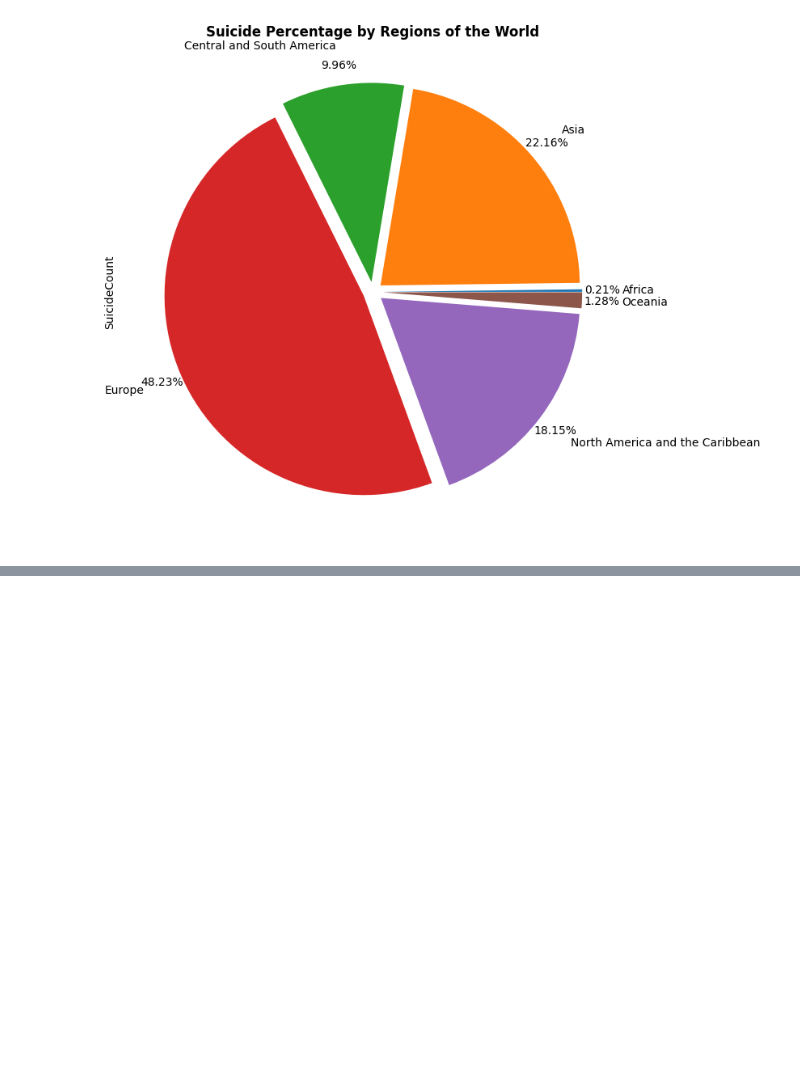
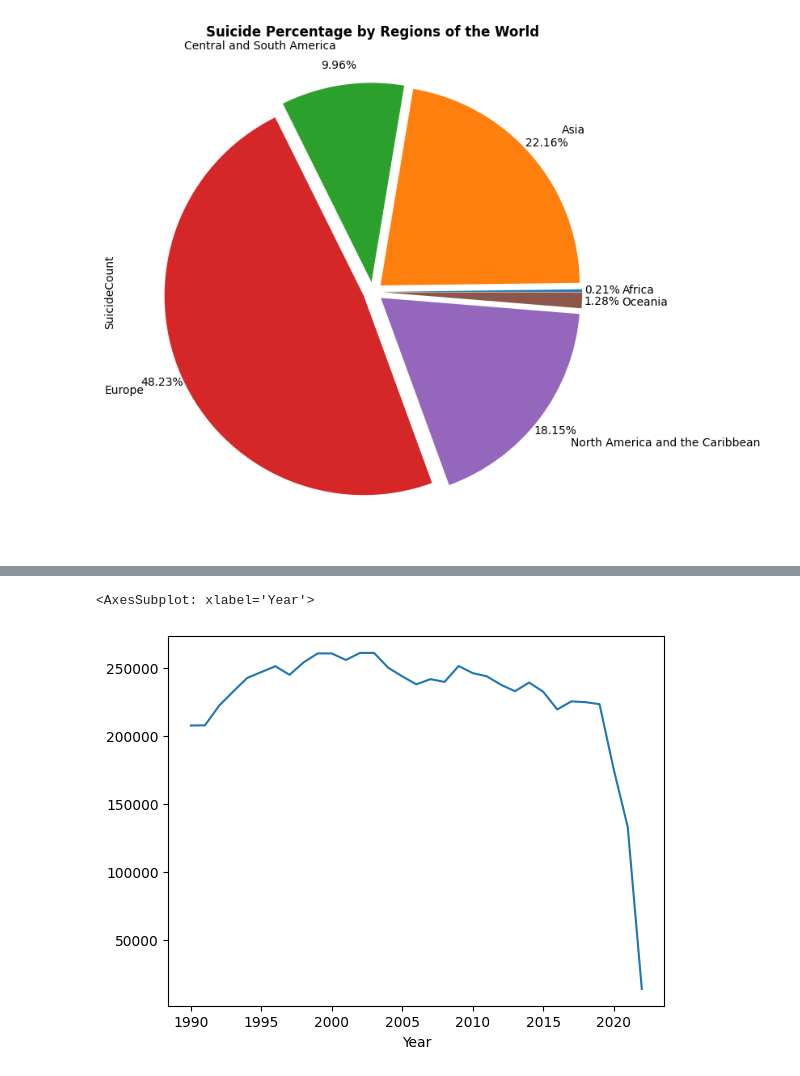
Before and after one commit to rahulkfernandes/Suicide-Rates-and-Socioeconomic-Factors-Analysis, a Jupyter notebook: eda.ipynb, the cells around one changed output, grey strips where cells are left out. Saved outputs shown, nothing was run; the diff lists cells and outputs as text; code cells hidden in the pictures; blank space fills up the shorter version.

Commit message:
by year analysis

```diff
--- a/eda.ipynb
+++ b/eda.ipynb
@@ -101,0 +132,6 @@ plt.show()
+# %%
+by_year = data.groupby(['Year']).sum(numeric_only=True)['SuicideCount']
+by_year.plot(kind='line')
+# %% [output]
+<AxesSubplot: xlabel='Year'>
+[figure, added]
```
Also changed, not shown: parts of 5 cells of this notebook.
